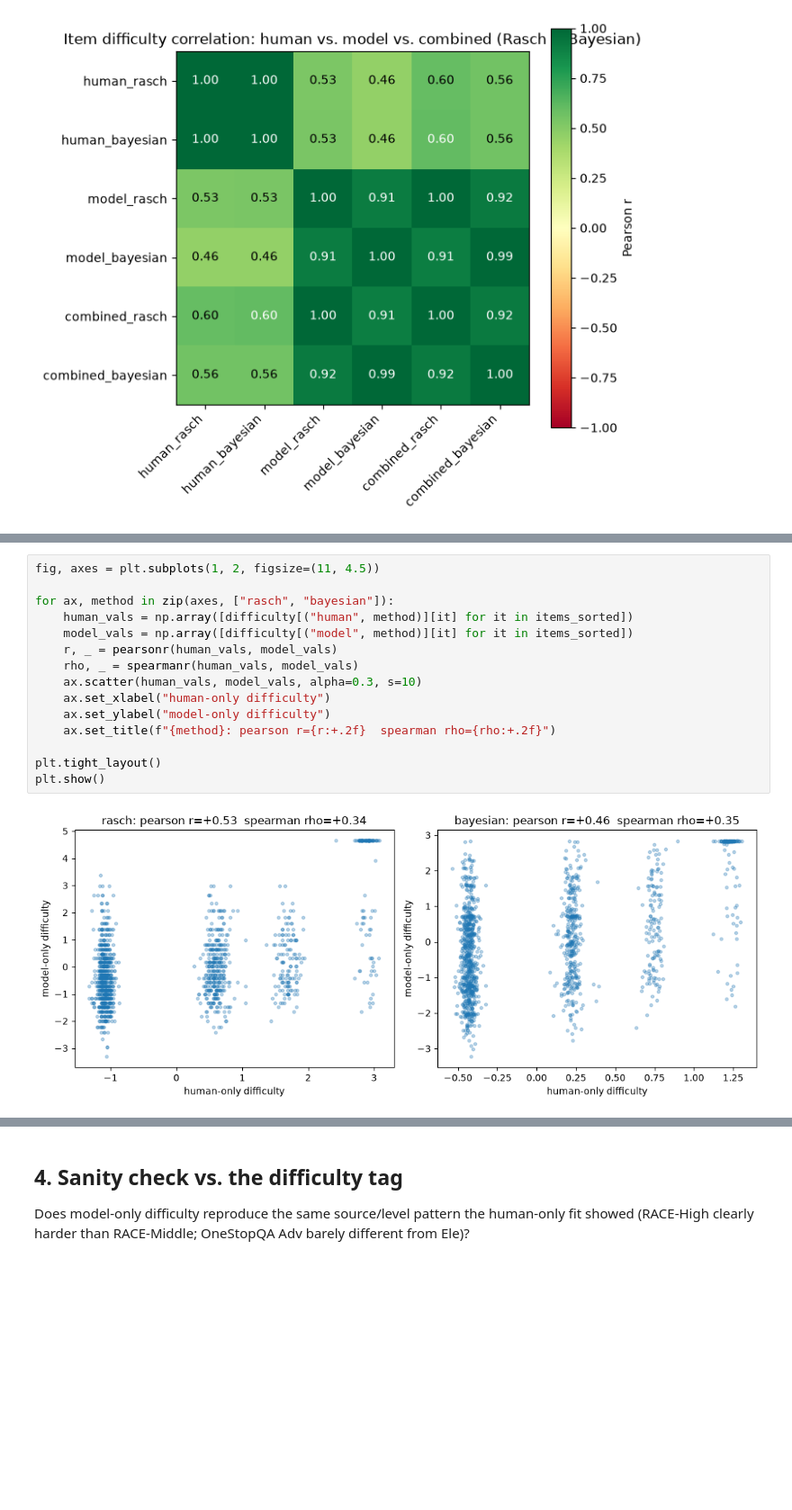
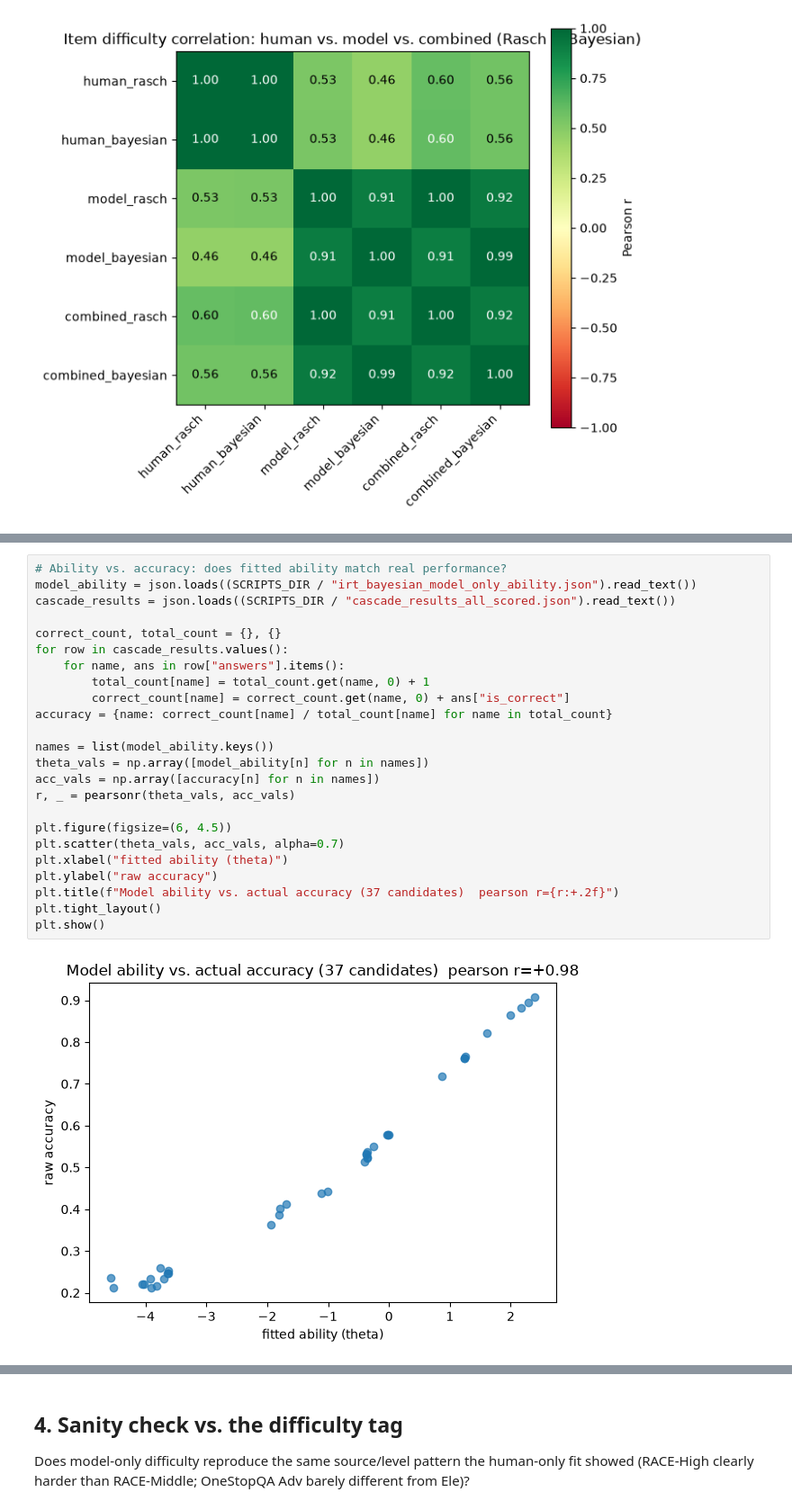
Before and after one commit to ducvugithub/reading-question-generator, a Jupyter notebook: question_difficulty/notebooks/irt_human_vs_model.ipynb, the cells around one changed output, grey strips where cells are left out. Shown at 90% size. Cells and saved outputs as stored; diff of their text form; blank space fills up the shorter version.

```diff
--- a/question_difficulty/notebooks/irt_human_vs_model.ipynb
+++ b/question_difficulty/notebooks/irt_human_vs_model.ipynb
@@ -110,17 +116,26 @@ plt.show()
-# %%
-fig, axes = plt.subplots(1, 2, figsize=(11, 4.5))
-
-for ax, method in zip(axes, ["rasch", "bayesian"]):
-    human_vals = np.array([difficulty[("human", method)][it] for it in items_sorted])
-    model_vals = np.array([difficulty[("model", method)][it] for it in items_sorted])
-    r, _ = pearsonr(human_vals, model_vals)
-    rho, _ = spearmanr(human_vals, model_vals)
-    ax.scatter(human_vals, model_vals, alpha=0.3, s=10)
-    ax.set_xlabel("human-only difficulty")
-    ax.set_ylabel("model-only difficulty")
-    ax.set_title(f"{method}: pearson r={r:+.2f}  spearman rho={rho:+.2f}")
-
-plt.tight_layout()
-plt.show()
-# %% [output]
-[figure, removed]
+# %%
+# Ability vs. accuracy: does fitted ability match real performance?
+model_ability = json.loads((SCRIPTS_DIR / "irt_bayesian_model_only_ability.json").read_text())
+cascade_results = json.loads((SCRIPTS_DIR / "cascade_results_all_scored.json").read_text())
+
+correct_count, total_count = {}, {}
+for row in cascade_results.values():
+    for name, ans in row["answers"].items():
+        total_count[name] = total_count.get(name, 0) + 1
+        correct_count[name] = correct_count.get(name, 0) + ans["is_correct"]
+accuracy = {name: correct_count[name] / total_count[name] for name in total_count}
+
+names = list(model_ability.keys())
+theta_vals = np.array([model_ability[n] for n in names])
+acc_vals = np.array([accuracy[n] for n in names])
+r, _ = pearsonr(theta_vals, acc_vals)
+
+plt.figure(figsize=(6, 4.5))
+plt.scatter(theta_vals, acc_vals, alpha=0.7)
+plt.xlabel("fitted ability (theta)")
+plt.ylabel("raw accuracy")
+plt.title(f"Model ability vs. actual accuracy (37 candidates)  pearson r={r:+.2f}")
+plt.tight_layout()
+plt.show()
+# %% [output]
+[figure, added]
```
Also changed, not shown: parts of 5 cells of this notebook, 6 other files.
